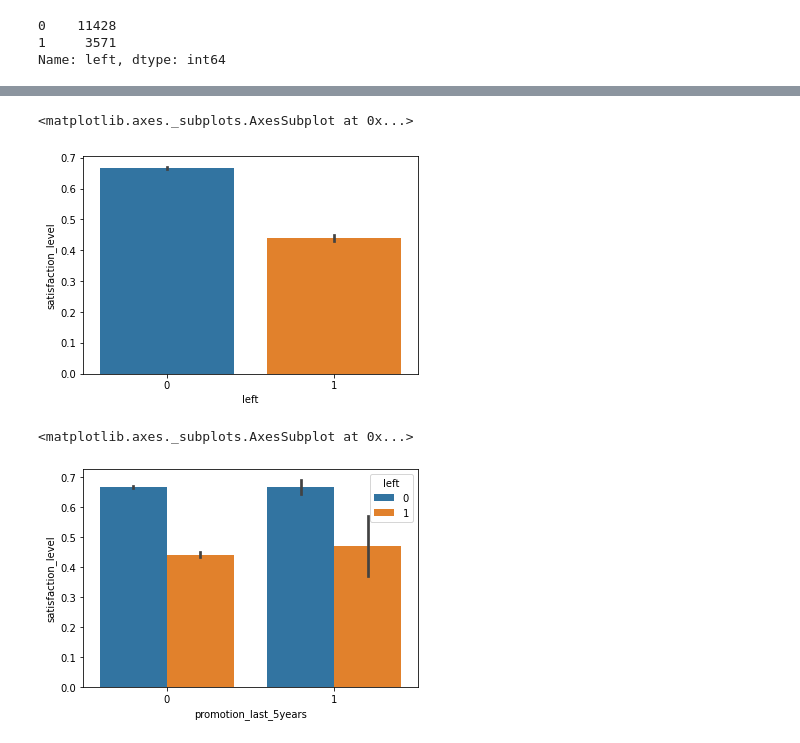
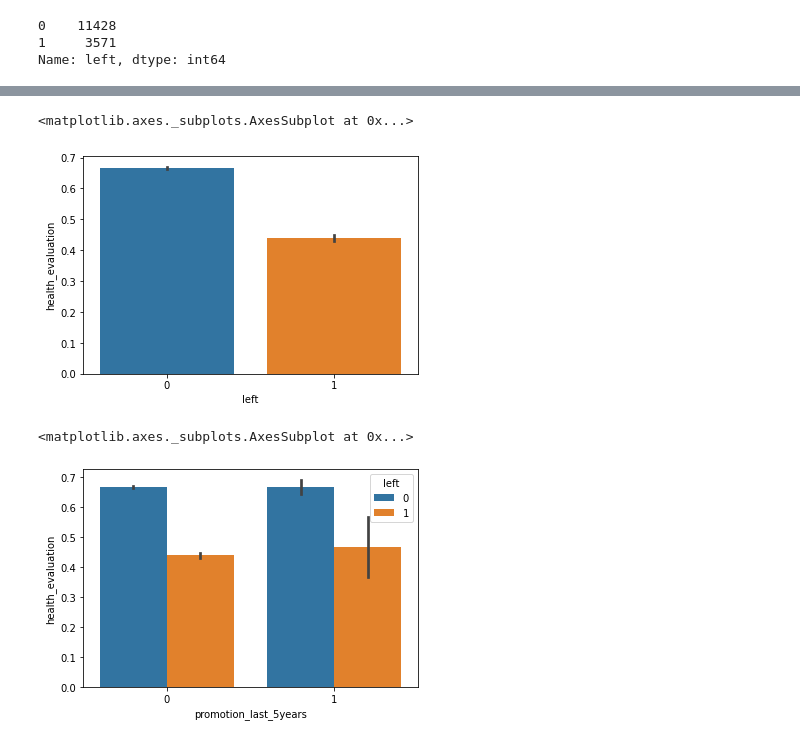
Before and after one commit to Yoginder-code/Employee-attrition-tree, a Jupyter notebook: Untitled1.ipynb, the cells around one changed output, grey strips where cells are left out. Cells and saved outputs as stored; diff of their text form; code cells hidden in the pictures.

```diff
--- a/Untitled1.ipynb
+++ b/Untitled1.ipynb
@@ -74,5 +74,5 @@ Saving employee_satisfaction_evaluation.xlsx to employee_satisfaction_evaluation
 # %%
-de = pd.read_excel('employee_satisfaction_evaluation.xlsx')
+de = pd.read_excel('employee_health_evaluation.xlsx')
 # %%
 de
 # %% [output]
@@ -287,13 +255,13 @@ plt.bar(x=main_df['left'],height=main_df['satisfaction_level'])
 # %%
-sns.barplot(x='left',y="satisfaction_level",data=main_df)
+sns.barplot(x='left',y="health_evaluation",data=main_df)
 
 #making bar graph using seaborn where proper distinguisig is there with colors.
 # from graph we can see that those who have satisfaction level above 60% did not left the company whereas those who has less than 50% left the company
 # %% [output]
 <matplotlib.axes._subplots.AxesSubplot at 0x...>
-[figure, old version]
+[figure, new version]
 # %%
-sns.barplot(x='promotion_last_5years',y='satisfaction_level',data=main_df,hue='left')
+sns.barplot(x='promotion_last_5years',y='health_evaluation',data=main_df,hue='left')
 # %% [output]
 <matplotlib.axes._subplots.AxesSubplot at 0x...>
-[figure, old version]
+[figure, new version]
```
Also changed, not shown: parts of 30 cells of this notebook.
